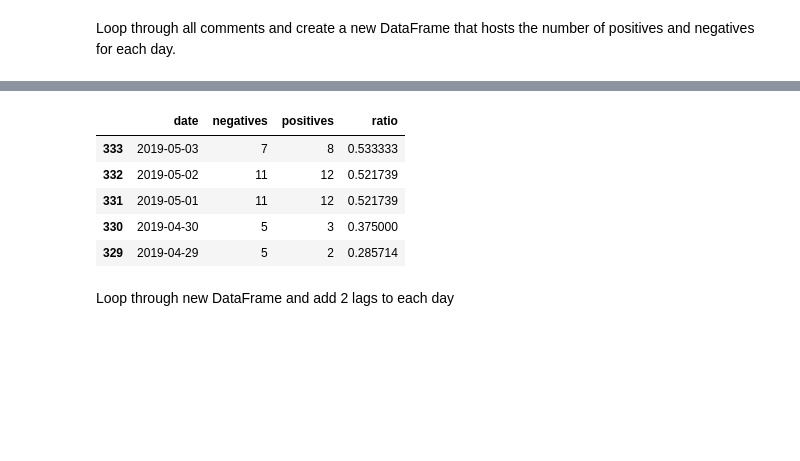
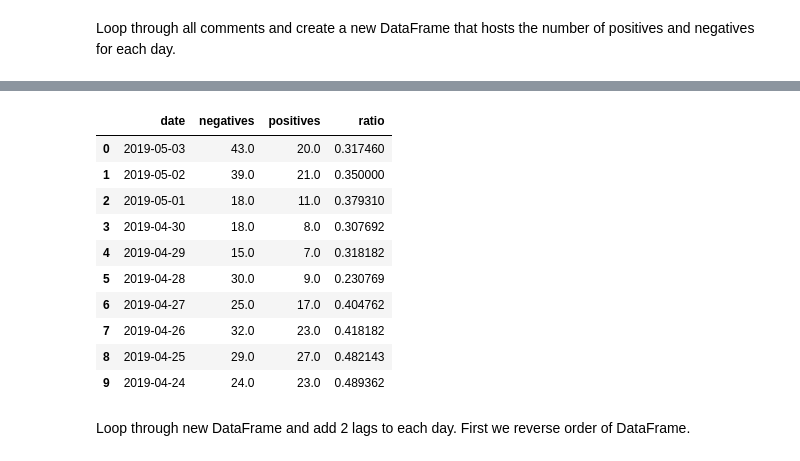
Before and after one commit to falkenovergaard/TA_Exam, a Jupyter notebook: ML_Preprocessing.ipynb, the cells around one changed output, grey strips where cells are left out. Saved outputs shown, nothing was run; the diff lists cells and outputs as text; code cells hidden in the pictures; blank space fills up the shorter version.

Commit message:
updated all datasets

```diff
--- a/ML_Preprocessing.ipynb
+++ b/ML_Preprocessing.ipynb
@@ -4,9 +4,10 @@ Load in our labeled data
 import pandas as pd
 from dateutil import parser
 
-dataset = 'ML_Data/dj_classified_pos.xlsx'
-output_dataset_name = 'ML_Data/DJI_pos.csv'
-price_data = 'data/price/DJI.xlsx'
+dataset = 'data/output/vader/vader_bitcoin.xlsx'
+output_dataset_name = 'ML_Data/BTC_vader.csv'
+price_data = 'data/price/BTC.xlsx'
+dates = 'data/dates.csv'
 
 df = pd.read_excel(dataset)
 df.columns = ['date', 'comment', 'label', 'compound_score']
@@ -56,0 +58,4 @@ new_df = new_df.sort_values(['date'],ascending=[False])
+# %%
+df_dates = pd.read_csv(dates)
+df_dates['date'] = pd.to_datetime(df_dates['date'])
+df_dates.tail(10)
@@ -56,0 +74,2 @@ new_df = new_df.sort_values(['date'],ascending=[False])
+# %%
+new_df = pd.merge(df_dates, new_df, on='date', how='outer')
@@ -57,12 +78,17 @@ new_df = new_df.sort_values(['date'],ascending=[False])
 # %%
-new_df.head(5)
+new_df.head(10)
 # %% [output]
 |  | date | negatives | positives | ratio |
-| 333 | 2019-05-03 | 7 | 8 | 0.533333 |
-| 332 | 2019-05-02 | 11 | 12 | 0.521739 |
-| 331 | 2019-05-01 | 11 | 12 | 0.521739 |
-| 330 | 2019-04-30 | 5 | 3 | 0.375000 |
-| 329 | 2019-04-29 | 5 | 2 | 0.285714 |
+| 0 | 2019-05-03 | 43.0 | 20.0 | 0.317460 |
+| 1 | 2019-05-02 | 39.0 | 21.0 | 0.350000 |
+| 2 | 2019-05-01 | 18.0 | 11.0 | 0.379310 |
+| 3 | 2019-04-30 | 18.0 | 8.0 | 0.307692 |
+| 4 | 2019-04-29 | 15.0 | 7.0 | 0.318182 |
+| 5 | 2019-04-28 | 30.0 | 9.0 | 0.230769 |
+| 6 | 2019-04-27 | 25.0 | 17.0 | 0.404762 |
+| 7 | 2019-04-26 | 32.0 | 23.0 | 0.418182 |
+| 8 | 2019-04-25 | 29.0 | 27.0 | 0.482143 |
+| 9 | 2019-04-24 | 24.0 | 23.0 | 0.489362 |
 # %% [markdown]
-Loop through new DataFrame and add 2 lags to each day
+Loop through new DataFrame and add 2 lags to each day. First we reverse order of DataFrame.
 # %%
```
Also changed, not shown: parts of 18 cells of this notebook, 10 other files.
